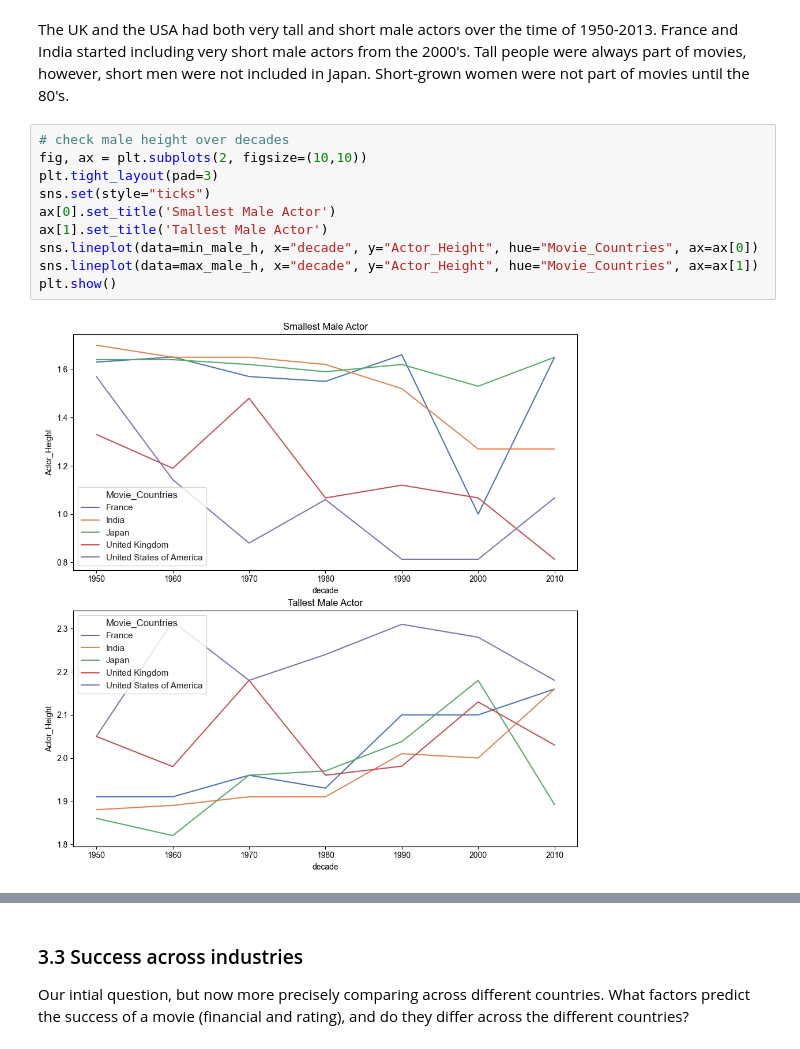
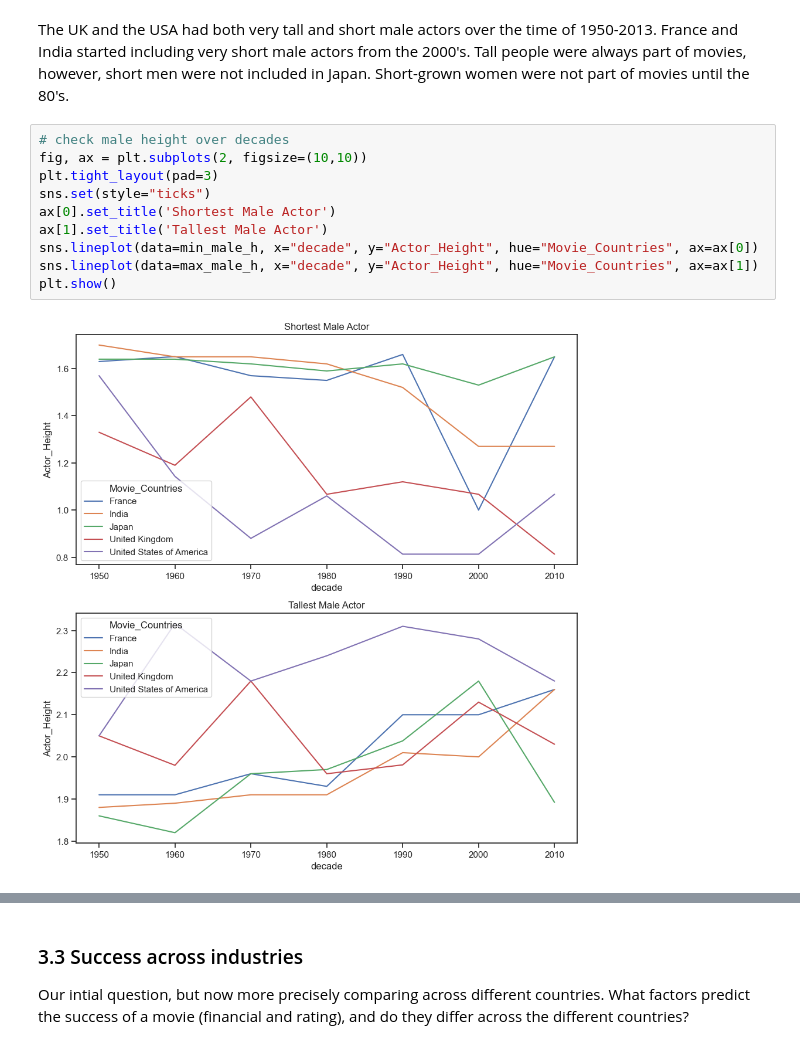
Before and after one commit to epfl-ada/ada-2022-project-robopros, a Jupyter notebook: notebooks/milestone2.ipynb, the cells around one changed output, grey strips where cells are left out. Saved outputs shown, nothing was run; the diff lists cells and outputs as text.

```diff
--- a/notebooks/milestone2.ipynb
+++ b/notebooks/milestone2.ipynb
@@ -1134,15 +1151,15 @@ The UK and the USA had both very tall and short male actors over the time of 195
 # %%
 # check male height over decades
 fig, ax = plt.subplots(2, figsize=(10,10))
 plt.tight_layout(pad=3)
 sns.set(style="ticks")
-ax[0].set_title('Smallest Male Actor')
+ax[0].set_title('Shortest Male Actor')
 ax[1].set_title('Tallest Male Actor')
 sns.lineplot(data=min_male_h, x="decade", y="Actor_Height", hue="Movie_Countries", ax=ax[0])
 sns.lineplot(data=max_male_h, x="decade", y="Actor_Height", hue="Movie_Countries", ax=ax[1])
 plt.show()
 # %% [output]
-[figure, old version]
+[figure, new version]
 # %%
 # check female height over decades
 fig, ax = plt.subplots(2, figsize=(10,10))
```
Also changed, not shown: parts of 11 cells of this notebook.
